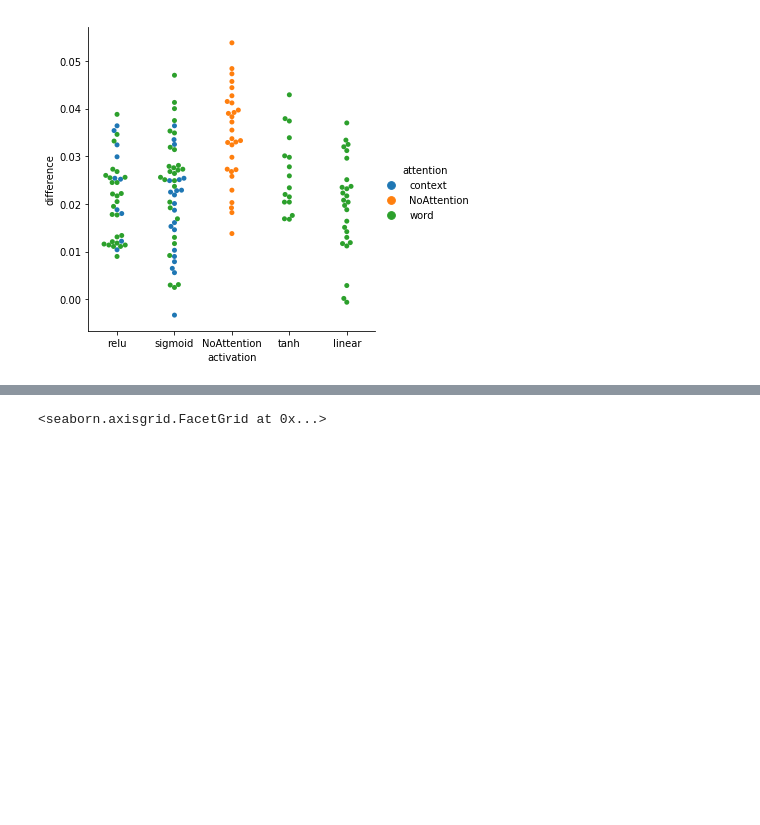
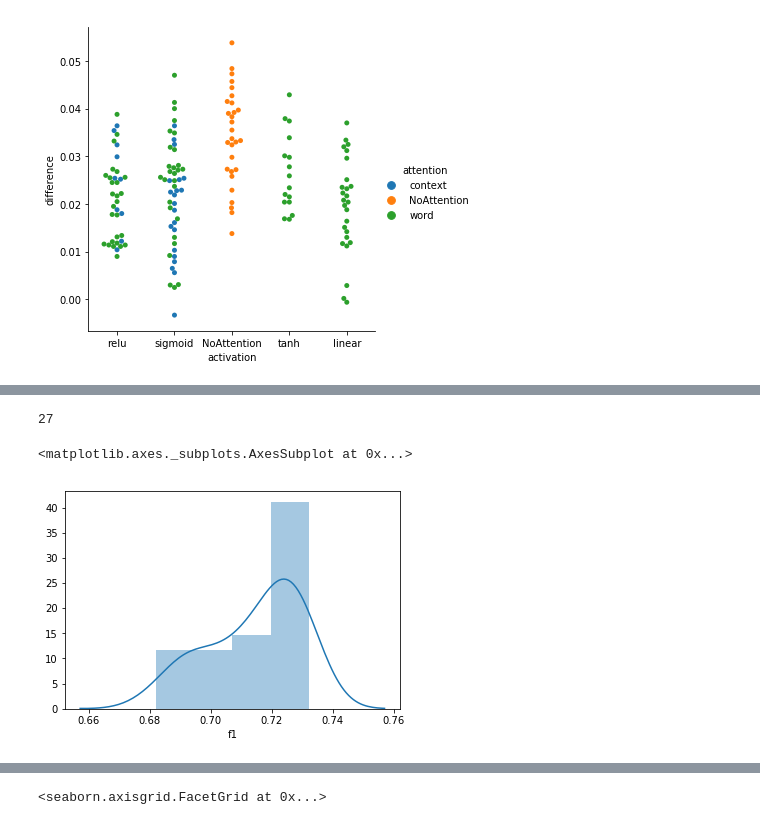
Before and after one commit to davidvcsl/argument_mining_tesis, a Jupyter notebook: notebooks/general_results.ipynb, the cells around one changed output, grey strips where cells are left out. Cells and saved outputs as stored; diff of their text form; code cells hidden in the pictures; blank space fills up the shorter version.

```diff
--- a/notebooks/general_results.ipynb
+++ b/notebooks/general_results.ipynb
@@ -34,0 +54,8 @@ seaborn.distplot(results['difference'])
+# %%
+att_distrib = results[(results.activation == 'relu') & (results.attention == 'word')]
+print(len(att_distrib))
+seaborn.distplot(att_distrib['f1'])
+# %% [output]
+27
+<matplotlib.axes._subplots.AxesSubplot at 0x...>
+[figure, added]
```
Also changed, not shown: parts of 7 cells of this notebook.
